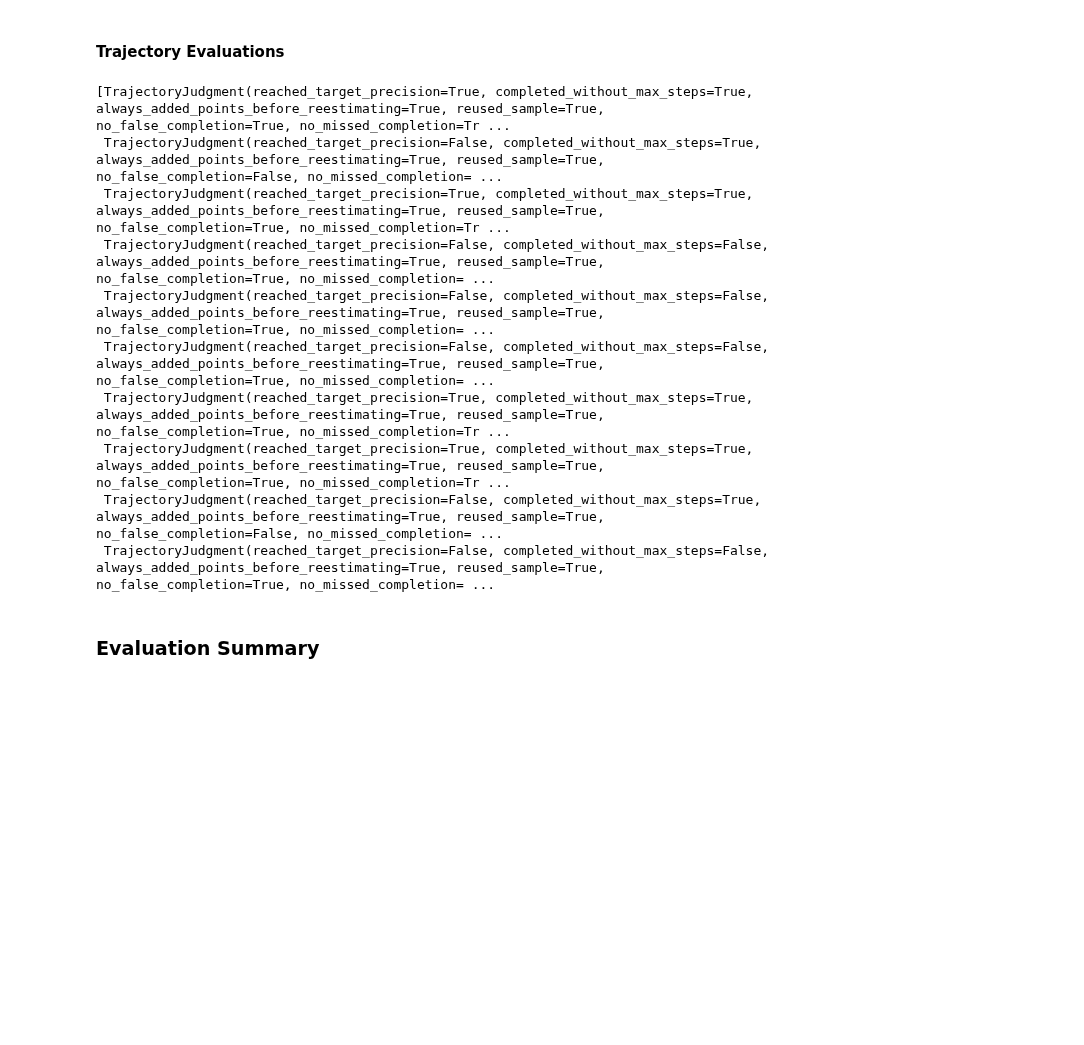
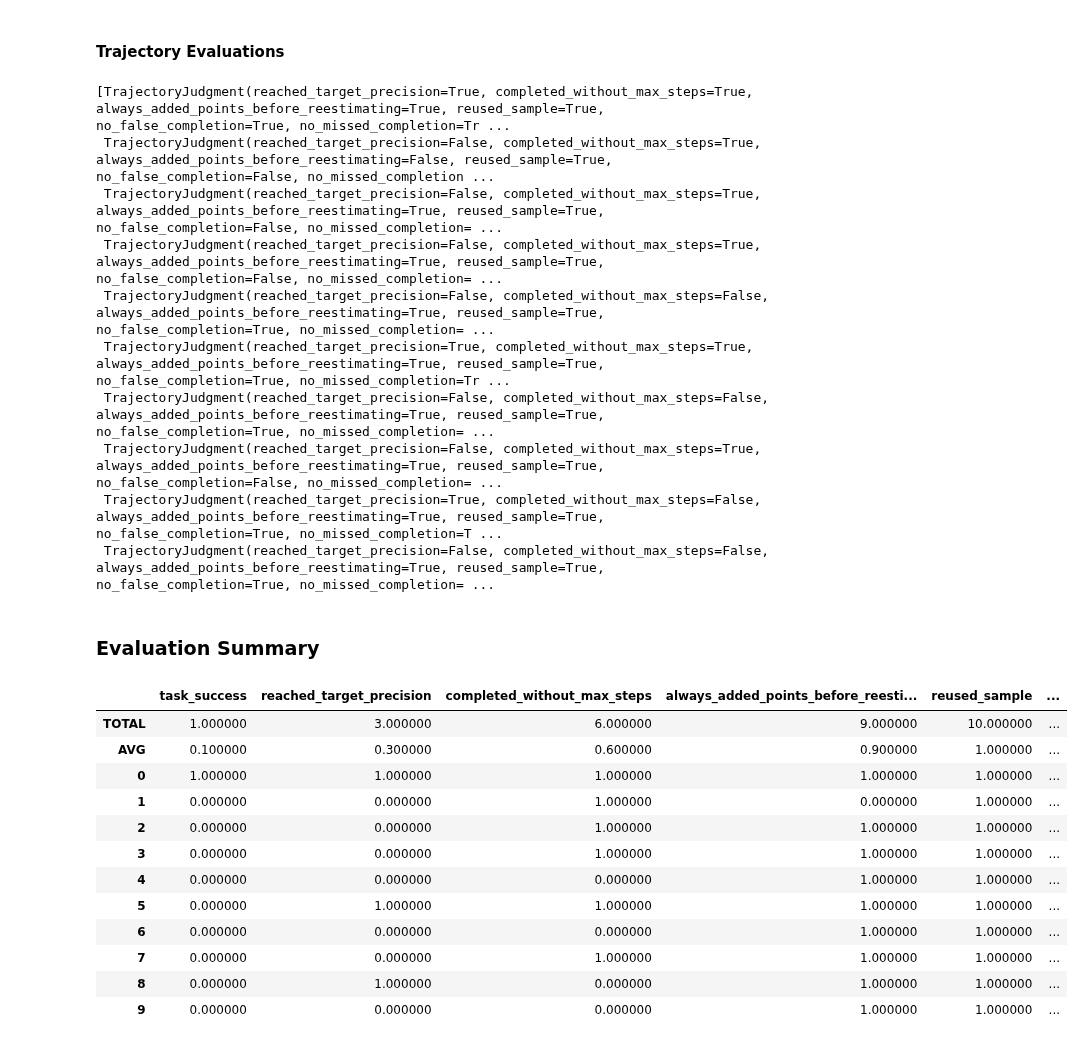
Before and after one commit to nerdai/llm-agents-from-scratch, a Jupyter notebook: capstone/capstone_1_ch05.ipynb, the cells around one changed output. Cells and saved outputs as stored; diff of their text form; code cells hidden in the pictures; blank space fills up the shorter version.

```diff
--- a/capstone/capstone_1_ch05.ipynb
+++ b/capstone/capstone_1_ch05.ipynb
@@ -358,12 +367,14 @@ try:
         sample_id=result.content,
     )
     estimate = monte_carlo_estimate(params)
-except ValidationError:
+    print(estimate)
+    print(
+        "Estimate has target precision: ",
+        estimate_has_target_precision(estimate),
+    )
+except (ValidationError, KeyError):
     print("The LLM agent returned an invalid `sample_id.")
-
-print(estimate)
-print(
-    "Estimate has target precision: ",
-    estimate_has_target_precision(estimate),
-)
+except AttributeError:
+    msg = "The LLM agent exceeded max steps without reaching target precision."
+    print(msg)
 # %% [output]
@@ -372,4 +383,10 @@ Estimate has target precision:  True
 # %% [markdown]
 ### Trajectory Analysis
 # %%
-from llm_agents_from_scratch.llms.openai import OpenAILLM
+if judge_llm.startswith("gpt-"):
+    from llm_agents_from_scratch.llms.openai import OpenAILLM
+
+    trajectory_judge = OpenAILLM(model=judge_llm)
+else:
+    # fallback to Ollama model
+    trajectory_judge = OllamaLLM(model=judge_llm)
@@ -486,7 +505,7 @@ In this section, we'll repeat the task multiple times to get a more robust evalu
 # %%
 handlers = []
 for _ in range(NUM_REPLICATIONS):
-    h = llm_agent.run(task, max_steps=10)
+    h = llm_agent.run(task, max_steps=MAX_STEPS)
     handlers.append(h)
 # %% [output]
 INFO (llm_agents_fs.LLMAgent) :      🚀 Starting task: You are tasked with estimating pi using Monte Carlo methods.
@@ -525,7 +557,7 @@ for handler in handlers:
         )
         estimate = monte_carlo_estimate(params)
         task_success.append(int(estimate_has_target_precision(estimate)))
-    except ValidationError:
+    except (ValidationError, KeyError):
         # invalid sample_id provided by LLM agent—unsuccessful task
         task_success.append(0)
 # %%
@@ -552,15 +584,15 @@ trajectory_evals = await asyncio.gather(*eval_async_tasks)
 trajectory_evals
 # %% [output]
 [TrajectoryJudgment(reached_target_precision=True, completed_without_max_steps=True, always_added_points_before_reestimating=True, reused_sample=True, no_false_completion=True, no_missed_completion=Tr ...
+ TrajectoryJudgment(reached_target_precision=False, completed_without_max_steps=True, always_added_points_before_reestimating=False, reused_sample=True, no_false_completion=False, no_missed_completion ...
  TrajectoryJudgment(reached_target_precision=False, completed_without_max_steps=True, always_added_points_before_reestimating=True, reused_sample=True, no_false_completion=False, no_missed_completion= ...
+ TrajectoryJudgment(reached_target_precision=False, completed_without_max_steps=True, always_added_points_before_reestimating=True, reused_sample=True, no_false_completion=False, no_missed_completion= ...
+ TrajectoryJudgment(reached_target_precision=False, completed_without_max_steps=False, always_added_points_before_reestimating=True, reused_sample=True, no_false_completion=True, no_missed_completion= ...
  TrajectoryJudgment(reached_target_precision=True, completed_without_max_steps=True, always_added_points_before_reestimating=True, reused_sample=True, no_false_completion=True, no_missed_completion=Tr ...
  TrajectoryJudgment(reached_target_precision=False, completed_without_max_steps=False, always_added_points_before_reestimating=True, reused_sample=True, no_false_completion=True, no_missed_completion= ...
+ TrajectoryJudgment(reached_target_precision=False, completed_without_max_steps=True, always_added_points_before_reestimating=True, reused_sample=True, no_false_completion=False, no_missed_completion= ...
+ TrajectoryJudgment(reached_target_precision=True, completed_without_max_steps=False, always_added_points_before_reestimating=True, reused_sample=True, no_false_completion=True, no_missed_completion=T ...
  TrajectoryJudgment(reached_target_precision=False, completed_without_max_steps=False, always_added_points_before_reestimating=True, reused_sample=True, no_false_completion=True, no_missed_completion= ...
- TrajectoryJudgment(reached_target_precision=False, completed_without_max_steps=False, always_added_points_before_reestimating=True, reused_sample=True, no_false_completion=True, no_missed_completion= ...
- TrajectoryJudgment(reached_target_precision=True, completed_without_max_steps=True, always_added_points_before_reestimating=True, reused_sample=True, no_false_completion=True, no_missed_completion=Tr ...
- TrajectoryJudgment(reached_target_precision=True, completed_without_max_steps=True, always_added_points_before_reestimating=True, reused_sample=True, no_false_completion=True, no_missed_completion=Tr ...
- TrajectoryJudgment(reached_target_precision=False, completed_without_max_steps=True, always_added_points_before_reestimating=True, reused_sample=True, no_false_completion=False, no_missed_completion= ...
- TrajectoryJudgment(reached_target_precision=False, completed_without_max_steps=False, always_added_points_before_reestimating=True, reused_sample=True, no_false_completion=True, no_missed_completion= ...
 # %% [markdown]
 ### Evaluation Summary
 # %%
@@ -578,31 +610,49 @@ evals_df = pd.DataFrame(
 
 # add task_success column
 evals_df.insert(0, "task_success", task_success)
+
+# separate summary column
+summary_df = evals_df[["summary"]].copy()
+evals_df = evals_df.drop(columns=["summary"])
 
 # compute aggregations: TOTAL and AVG rows
 total_row = {}
 avg_row = {}
 
 for col, dtype in evals_df.dtypes.items():
     if dtype == "bool" or pd.api.types.is_numeric_dtype(dtype):
         total_row[col] = evals_df[col].sum()
         avg_row[col] = evals_df[col].mean()
     else:
         total_row[col] = "TOTAL"
         avg_row[col] = "AVG"
 
 # merge evaluations and aggregations dataframes
 evals_df = pd.concat(
     [
         pd.DataFrame([total_row, avg_row], index=["TOTAL", "AVG"]),
         evals_df,
     ],
 )
 
 # style
 evals_df.style.apply(
     lambda r: ["border-bottom: 2px solid #444"] * len(r)
     if r.name == "AVG"
     else [""] * len(r),
     axis=1,
 )
+# %% [output]
+|  | task_success | reached_target_precision | completed_without_max_steps | always_added_points_before_reesti... | reused_sample | ... |
+| TOTAL | 1.000000 | 3.000000 | 6.000000 | 9.000000 | 10.000000 | ... |
+| AVG | 0.100000 | 0.300000 | 0.600000 | 0.900000 | 1.000000 | ... |
+| 0 | 1.000000 | 1.000000 | 1.000000 | 1.000000 | 1.000000 | ... |
+| 1 | 0.000000 | 0.000000 | 1.000000 | 0.000000 | 1.000000 | ... |
+| 2 | 0.000000 | 0.000000 | 1.000000 | 1.000000 | 1.000000 | ... |
+| 3 | 0.000000 | 0.000000 | 1.000000 | 1.000000 | 1.000000 | ... |
+| 4 | 0.000000 | 0.000000 | 0.000000 | 1.000000 | 1.000000 | ... |
+| 5 | 0.000000 | 1.000000 | 1.000000 | 1.000000 | 1.000000 | ... |
+| 6 | 0.000000 | 0.000000 | 0.000000 | 1.000000 | 1.000000 | ... |
+| 7 | 0.000000 | 0.000000 | 1.000000 | 1.000000 | 1.000000 | ... |
+| 8 | 0.000000 | 1.000000 | 0.000000 | 1.000000 | 1.000000 | ... |
+| 9 | 0.000000 | 0.000000 | 0.000000 | 1.000000 | 1.000000 | ... |
```
Also changed, not shown: parts of 18 cells of this notebook.
